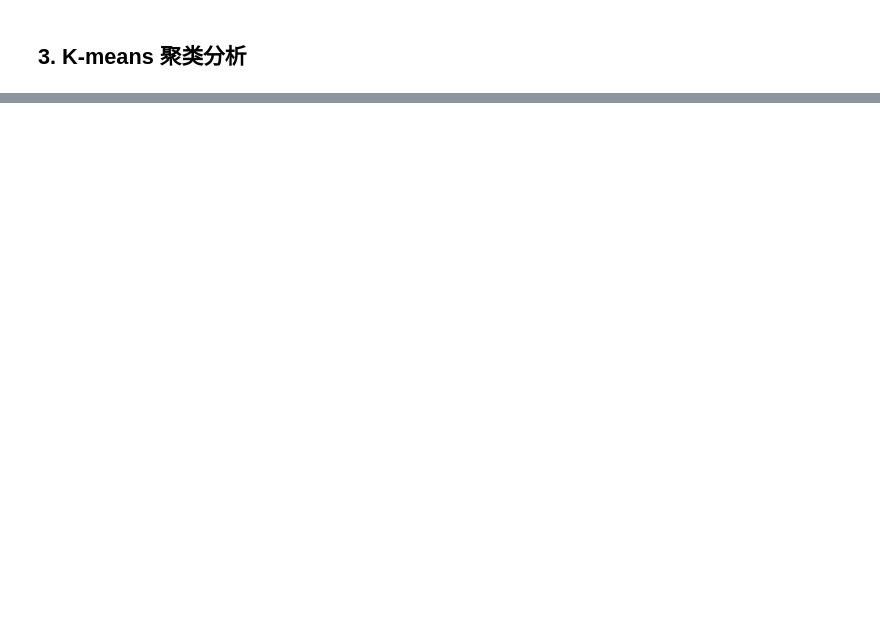
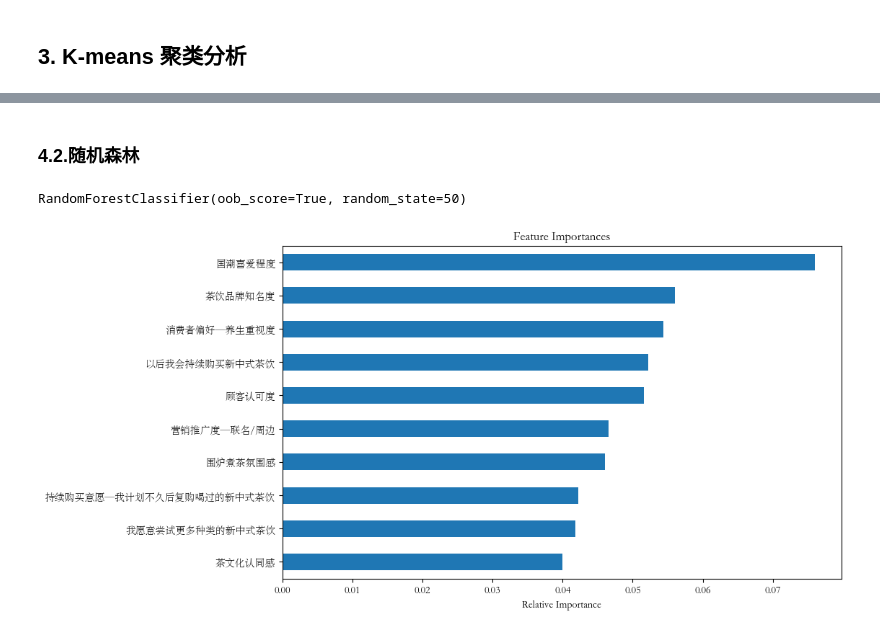
Before and after one commit to wifi504/new-cn-tea-analysis, a Jupyter notebook: main.ipynb, the cells around one changed output, grey strips where cells are left out. Saved outputs shown, nothing was run; the diff lists cells and outputs as text; code cells hidden in the pictures; blank space fills up the shorter version.

```diff
--- a/main.ipynb
+++ b/main.ipynb
@@ -133,0 +149,16 @@ Text(0, 0.5, 'Inertia')
+# %%
+# 获取目标值
+y_list = raw_data.iloc[:, -1].to_list()
+y_data = []
+for i in range(len(y_list)):
+    temp = 1 if y_list[i] >= 100 else 0
+    y_data.append(temp)
+y_dataFrame = pd.DataFrame()
+y_dataFrame["y"] = y_data
+
+# 合并数据集
+data = pd.concat([Ya_data, y_dataFrame], axis=1)
+X, y = data.iloc[:, :-1], data.iloc[:, -1]
+
+# 划分测试集和训练集
+X_train, X_test, y_train, y_test = train_test_split(X, y, test_size=0.2, random_state=0)
@@ -133,0 +167,3 @@ Text(0, 0.5, 'Inertia')
+# %%
+clf_prune = DecisionTreeClassifier(ccp_alpha = 0.05)
+clf_prune.fit(X_train, y_train)
@@ -133,0 +184,22 @@ Text(0, 0.5, 'Inertia')
+# %% [markdown]
+### 4.2.随机森林
+# %%
+model_rf = RandomForestClassifier(n_estimators=100 , oob_score = True,
+                                  random_state =50, max_features = "sqrt")
+
+# 在训练集上训练
+model_rf.fit(X_train, y_train)
+# %% [output]
+RandomForestClassifier(oob_score=True, random_state=50)
+# %%
+importances = model_rf.feature_importances_
+weights = pd.Series(importances,
+                 index=X.columns.values)
+
+plt.figure(figsize=(10,6))
+plt.title('Feature Importances')
+weights.sort_values()[-10:].plot(kind = 'barh')
+plt.xlabel('Relative Importance')
+plt.show()
+# %% [output]
+[figure, added]
```
Also changed, not shown: parts of 16 cells of this notebook.
